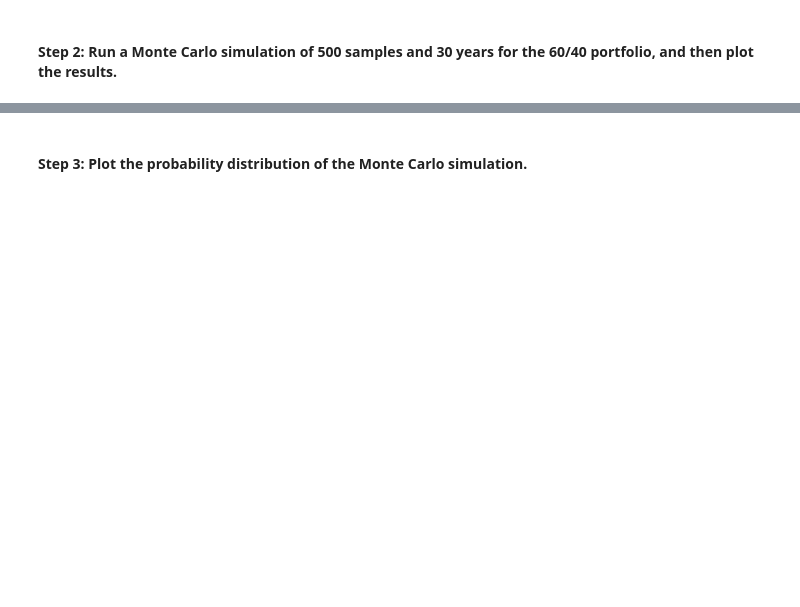
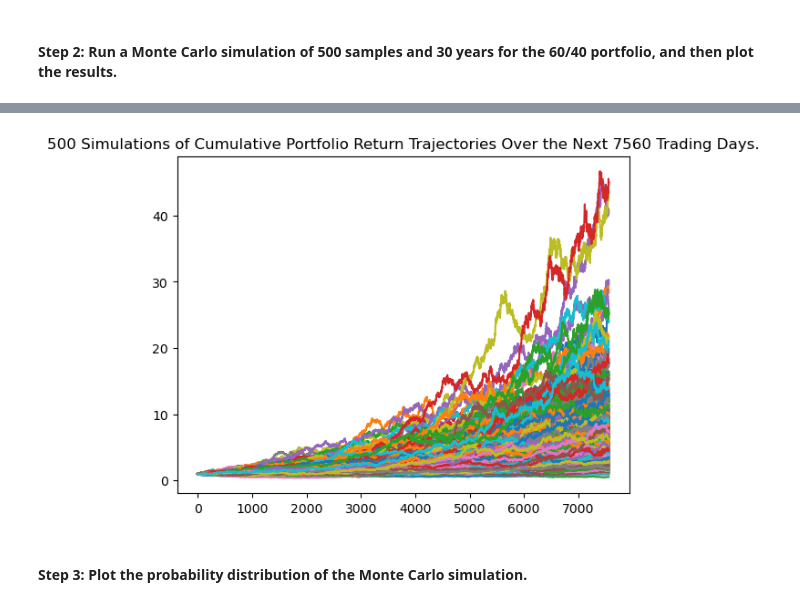
Before and after one commit to 0zzyt3ch/FinTech-Projects, a Jupyter notebook: Module5 Challenge/financial_planning_tools.ipynb, the cells around one changed output, grey strips where cells are left out. Drawn from its saved outputs; the diff is of its cells as text; code cells hidden in the pictures; blank space fills up the shorter version.

```diff
--- a/Module5 Challenge/financial_planning_tools.ipynb
+++ b/Module5 Challenge/financial_planning_tools.ipynb
@@ -416,22 +429,32 @@ In this section, you’ll use the MCForecastTools library to create a Monte Carl
 # %%
 # Set start and end dates of 3 years back from your current date
 # Alternatively, you can use an end date of 2020-08-07 and work 3 years back from that date
-# YOUR CODE HERE
-# YOUR CODE HERE
+
+start_date = pd.Timestamp("2020-04-14", tz="America/New_York").isoformat()
+end_date = pd.Timestamp("2023-04-14", tz="America/New_York").isoformat()
 # %%
 # Use the Alpaca get_bars function to make the API call to get the 3 years worth of pricing data
 # The tickers and timeframe parameters should have been set in Part 1 of this activity
 # The start and end dates should be updated with the information set above
 # Remember to add the df property to the end of the call so the response is returned as a DataFrame
-# YOUR CODE HERE
+three_years_df=alpaca.get_bars(
+    tickers,
+    timeframe,
+    start = start_date,
+    end = end_date
+).df
 
 # Reorganize the DataFrame
 # Separate ticker data
-# YOUR CODE HERE
+
+SPY3 = three_years_df[three_years_df['symbol']=='SPY'].drop('symbol', axis=1)
+AGG3 = three_years_df[three_years_df['symbol']=='AGG'].drop('symbol', axis=1)
+
 
 # Concatenate the ticker DataFrames
-# YOUR CODE HERE
+three_years_df = pd.concat([SPY3, AGG3], axis=1, keys=["SPY", "AGG"])
+three_years_df.index = three_years_df.index.date
 
 # Display both the first and last five rows of the DataFrame
-# YOUR CODE HERE
-# YOUR CODE HERE
+display(three_years_df.head())
+display(three_years_df.tail())
@@ -441,7 +479,11 @@ In this section, you’ll use the MCForecastTools library to create a Monte Carl
 # Configure the Monte Carlo simulation to forecast 30 years cumulative returns
 # The weights should be split 40% to AGG and 60% to SPY.
 # Run 500 samples.
-# YOUR CODE HERE
-
+MC_thirtyyear= MCSimulation(
+    portfolio_data=three_years_df,
+    weights=[.60, .40],
+    num_simulation=500,
+    num_trading_days=252*30
+)
 # Review the simulation input data
-# YOUR CODE HERE
+MC_thirtyyear.portfolio_data.head()
@@ -451,7 +525,11 @@ In this section, you’ll use the MCForecastTools library to create a Monte Carl
 # %%
 # Visualize the 30-year Monte Carlo simulation by creating an
 # overlay line plot
-# YOUR CODE HERE
+MC_sim_line_plot = MC_thirtyyear.plot_simulation()
+
+MC_sim_line_plot.get_figure().savefig("MC_thirtyyear_sim_plot.png", bbox_inches="tight")
+# %% [output]
+[figure, added]
 # %% [markdown]
 #### Step 3: Plot the probability distribution of the Monte Carlo simulation.
 # %%
```
Also changed, not shown: parts of 36 cells of this notebook, 4 other files.
